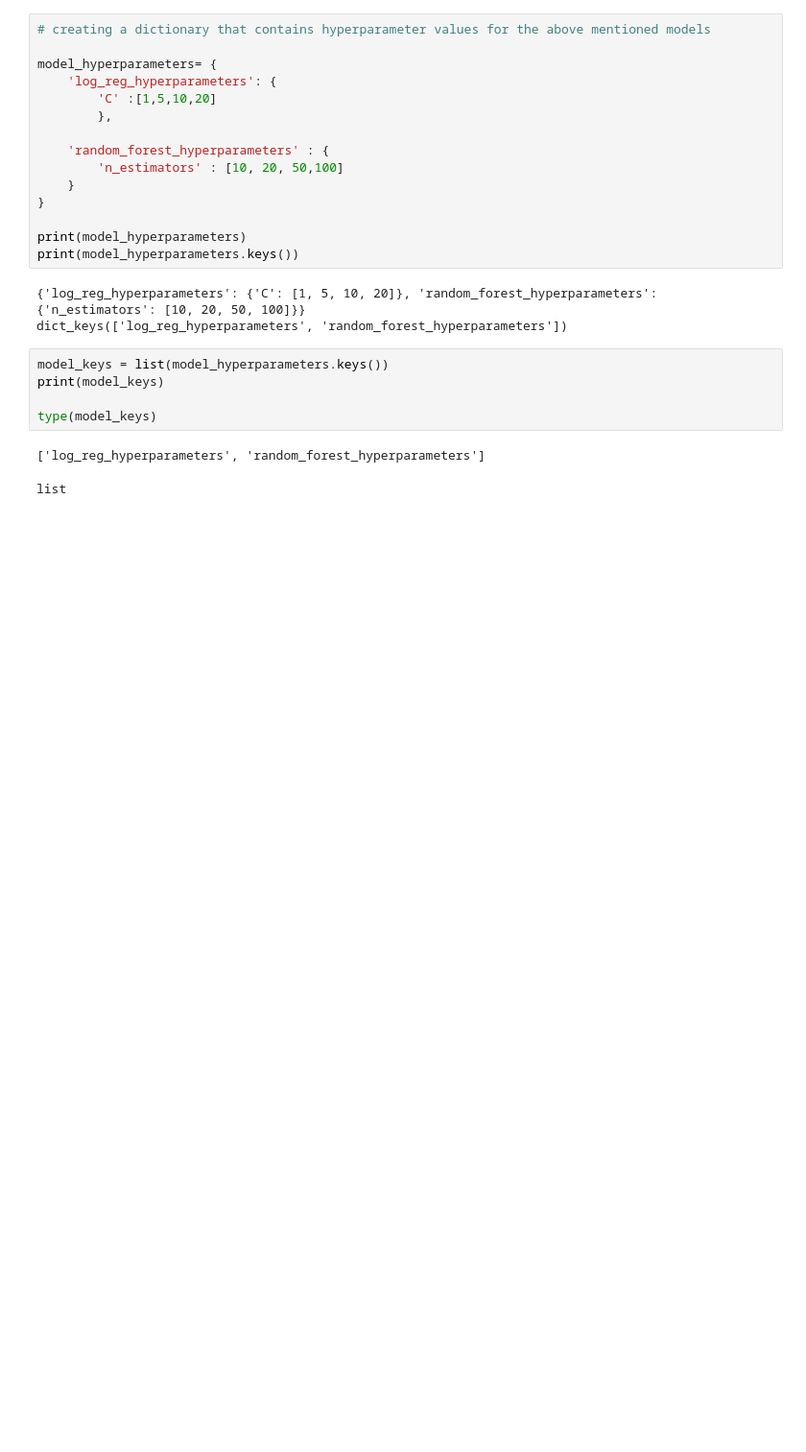
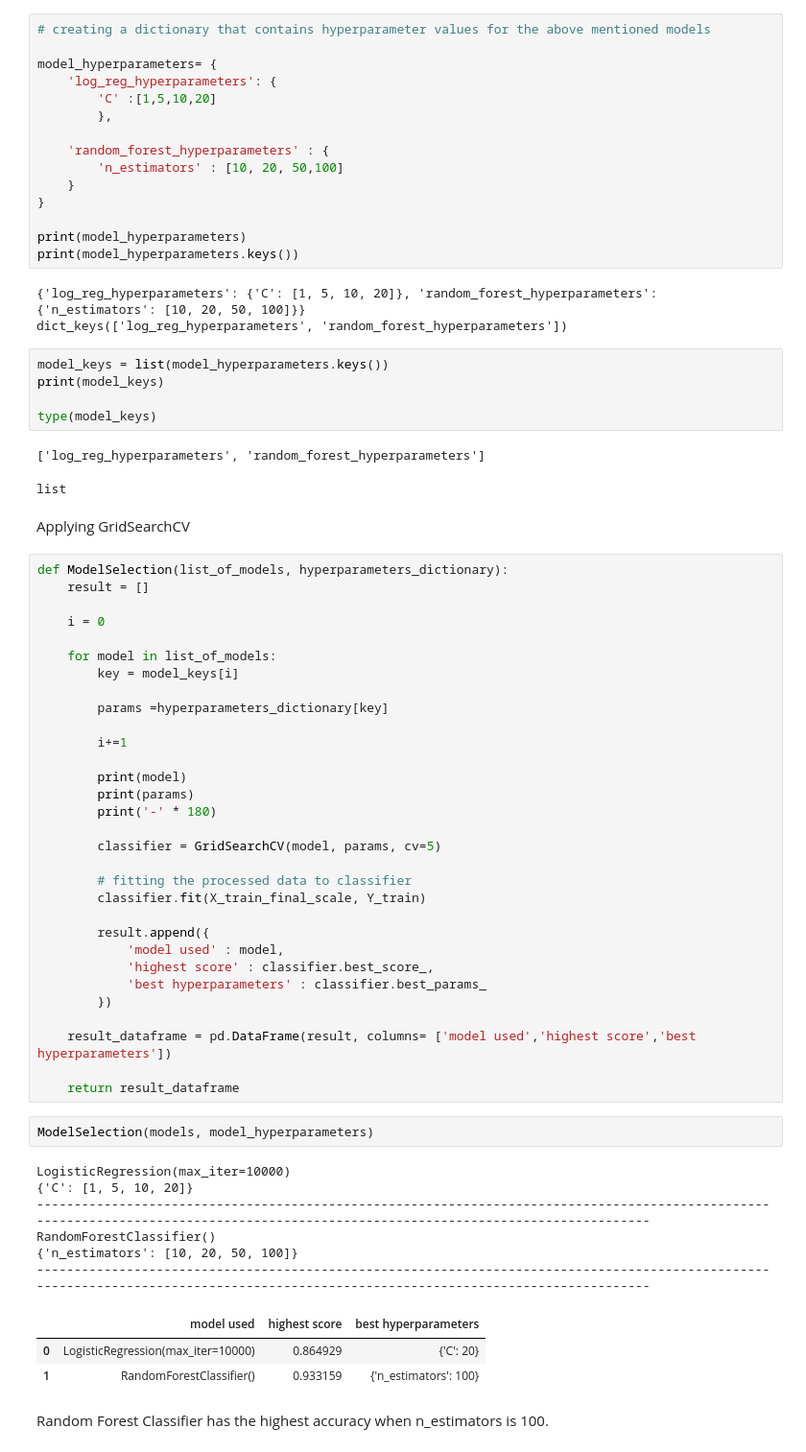
Before and after one commit to shlokzz/Credit-Risk-Prediction-Project, a Jupyter notebook: notebooks/model_evaluation.ipynb, the cells around one changed output. Shown at 96% size. Drawn from its saved outputs; the diff is of its cells as text; blank space fills up the shorter version.

Commit message:
Implement GridSearchCV to find the best hyperparameter for the used models

```diff
--- a/notebooks/model_evaluation.ipynb
+++ b/notebooks/model_evaluation.ipynb
@@ -228,3 +228,50 @@ type(model_keys)
 # %% [output]
 ['log_reg_hyperparameters', 'random_forest_hyperparameters']
 list
+# %% [markdown]
+Applying GridSearchCV
+# %%
+def ModelSelection(list_of_models, hyperparameters_dictionary):
+    result = []
+
+    i = 0
+
+    for model in list_of_models:
+        key = model_keys[i]
+
+        params =hyperparameters_dictionary[key]
+
+        i+=1
+
+        print(model)
+        print(params)
+        print('-' * 180)
+
+        classifier = GridSearchCV(model, params, cv=5)
+
+        # fitting the processed data to classifier
+        classifier.fit(X_train_final_scale, Y_train)
+
+        result.append({
+            'model used' : model,
+            'highest score' : classifier.best_score_,
+            'best hyperparameters' : classifier.best_params_
+        })
+
+    result_dataframe = pd.DataFrame(result, columns= ['model used','highest score','best hyperparameters'])
+
+    return result_dataframe
+# %%
+ModelSelection(models, model_hyperparameters)
+# %% [output]
+LogisticRegression(max_iter=10000)
+{'C': [1, 5, 10, 20]}
+------------------------------------------------------------------------------------------------------------------------------------------------------------------------------------
+RandomForestClassifier()
+{'n_estimators': [10, 20, 50, 100]}
+------------------------------------------------------------------------------------------------------------------------------------------------------------------------------------
+|  | model used | highest score | best hyperparameters |
+| 0 | LogisticRegression(max_iter=10000) | 0.864929 | {'C': 20} |
+| 1 | RandomForestClassifier() | 0.933159 | {'n_estimators': 100} |
+# %% [markdown]
+Random Forest Classifier has the highest accuracy when n_estimators is 100.
```
Also changed, not shown: parts of 2 cells of this notebook.
